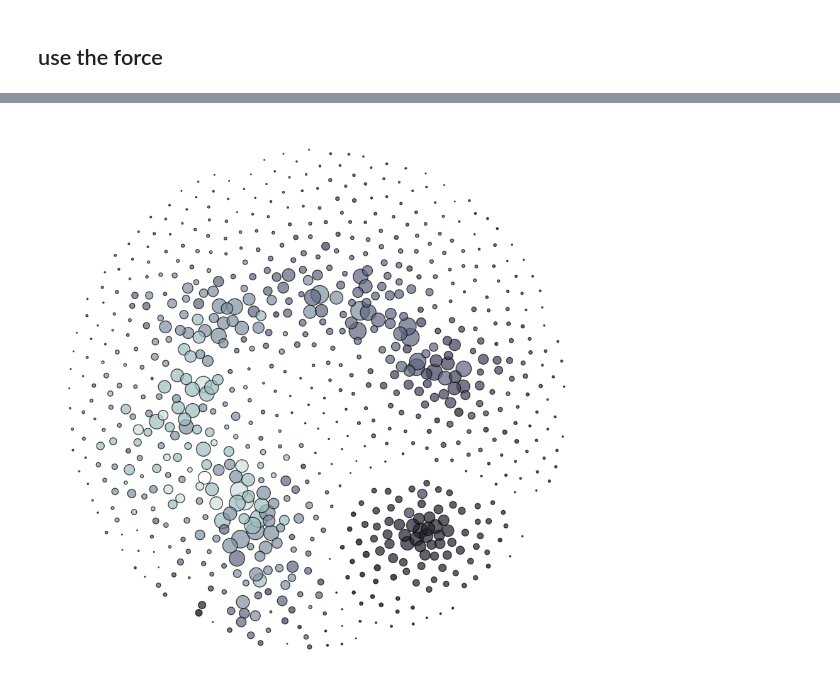
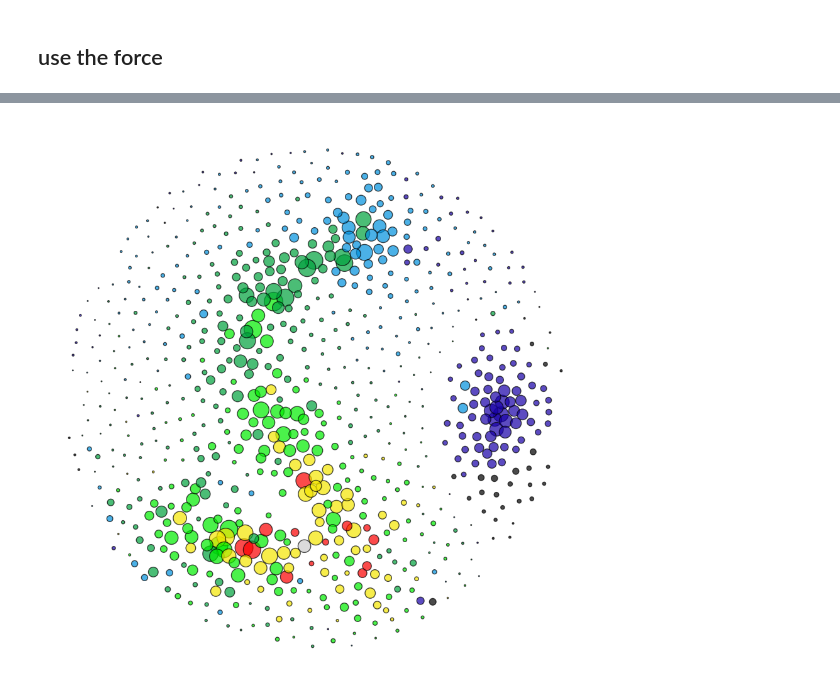
Before and after one commit to samkennerly/kingofsnake, a Jupyter notebook: books/viz/graph.ipynb, the cells around one changed output, grey strips where cells are left out. Saved outputs shown, nothing was run; the diff lists cells and outputs as text; code cells hidden in the pictures.

```diff
--- a/books/viz/graph.ipynb
+++ b/books/viz/graph.ipynb
@@ -175,10 +162,13 @@ Name: weight, dtype: int64
 # %%
-frame = graph.frame()
+%%time
+frame = graph.frame(240)
 frame['degree'] = bacondeg(graph, core)
-frame['nraces'] = nraces
+frame['nraces'] = graph.links.groupby('source')['weight'].sum()
 frame = (
-    frame.sort_values('nraces', ascending=False)
+    frame.loc[frame['degree'].ge(0)]
+    .sort_values('nraces degree'.split(), ascending=False)
     .join(f1.drivers.set_index('driver')['url'])
+    .rename_axis('driver')
 )
 frame.to_csv(folder / 'brundle.csv')
 frame.head()
@@ -192,20 +185,20 @@ frame.head()
 # %%
 def show(frame, core, **kwargs):
-    kwargs.setdefault('cmap', 'bone_r')
+    kwargs.setdefault('cmap', 'nipy_spectral_r')
     kwargs.setdefault('edgecolor', 'black')
     kwargs.setdefault('figsize', (9, 9))
     kwargs.setdefault('grid', False)
     kwargs.setdefault('xticks', [])
     kwargs.setdefault('yticks', [])
 
     data = frame[frame['degree'].ge(0)].copy()
     data['nraces'] *= 64 / data['nraces'].mean()
     axes = plot.scatter(data, **kwargs)
     axes.set_aspect('equal', 'box')
 
     return axes
 
 axes = show(frame, core)
 axes.figure.savefig(folder / 'brundle.png')
 # %% [output]
-[figure, old version]
+[figure, new version]
```
Also changed, not shown: parts of 3 cells of this notebook, 6 other files.
